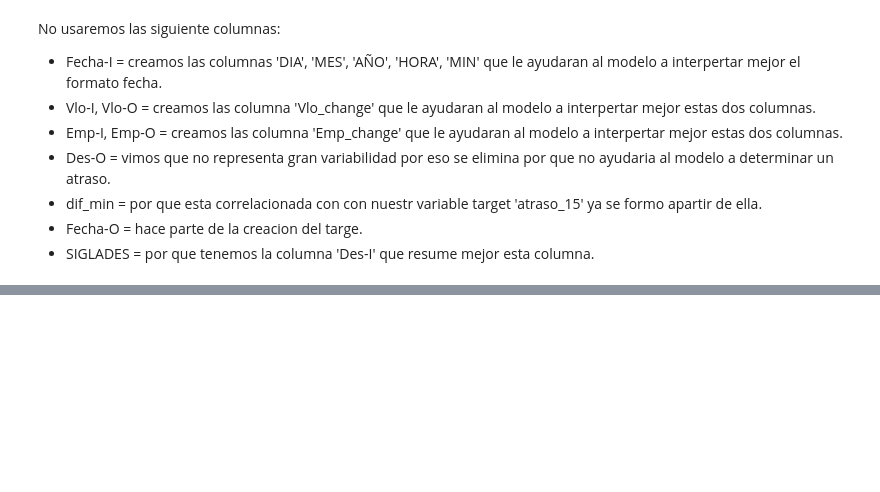
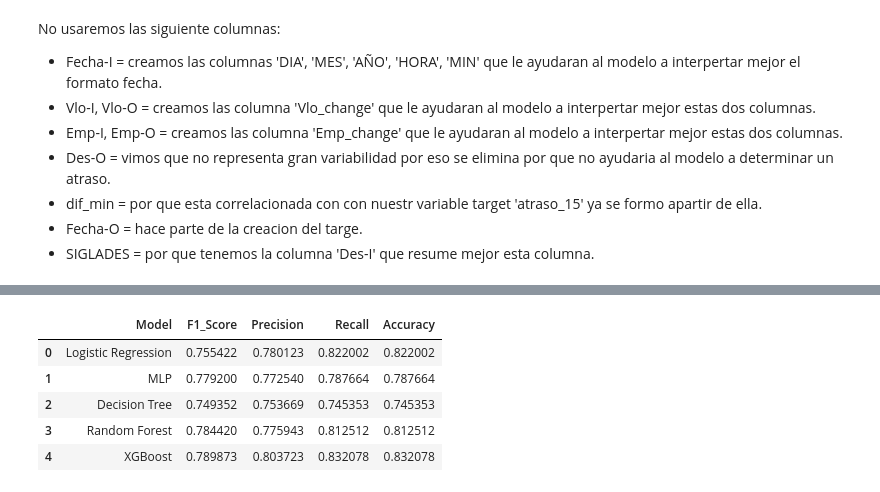
Before and after one commit to frandak2/latam_airlines, a Jupyter notebook: notebooks/1.0-fmh-initial-data-exploration.ipynb, the cells around one changed output, grey strips where cells are left out. Saved outputs shown, nothing was run; the diff lists cells and outputs as text; code cells hidden in the pictures; blank space fills up the shorter version.

Commit message:
model ok - creating report

```diff
--- a/notebooks/1.0-fmh-initial-data-exploration.ipynb
+++ b/notebooks/1.0-fmh-initial-data-exploration.ipynb
@@ -733,0 +663,4 @@ dataset_SCL.to_csv(path.data_processed_dir('data_train.csv'), index=False)
+# %%
+# leemos el dataset de training
+data_train = pd.read_csv(path.data_processed_dir('data_train.csv'))
+data_train.drop(columns='AÑO', inplace=True)
@@ -733,0 +679,18 @@ dataset_SCL.to_csv(path.data_processed_dir('data_train.csv'), index=False)
+# %%
+# Dividir los datos en variables de entrada y salida
+X = data_train.drop('atraso_15', axis=1)
+y = data_train['atraso_15']
+
+# Dividir los datos en conjuntos de entrenamiento y prueba
+X_train, X_test, y_train, y_test = train_test_split(X, y, test_size=0.3, random_state=42)
+# %%
+# entrenamos y evaluamos diferentes modelos
+pipelines, scores_df = modelPipeline(X_train, X_test, y_train, y_test)
+scores_df
+# %% [output]
+|  | Model | F1_Score | Precision | Recall | Accuracy |
+| 0 | Logistic Regression | 0.755422 | 0.780123 | 0.822002 | 0.822002 |
+| 1 | MLP | 0.779200 | 0.772540 | 0.787664 | 0.787664 |
+| 2 | Decision Tree | 0.749352 | 0.753669 | 0.745353 | 0.745353 |
+| 3 | Random Forest | 0.784420 | 0.775943 | 0.812512 | 0.812512 |
+| 4 | XGBoost | 0.789873 | 0.803723 | 0.832078 | 0.832078 |
```
Also changed, not shown: parts of 81 cells of this notebook, 8 other files.
